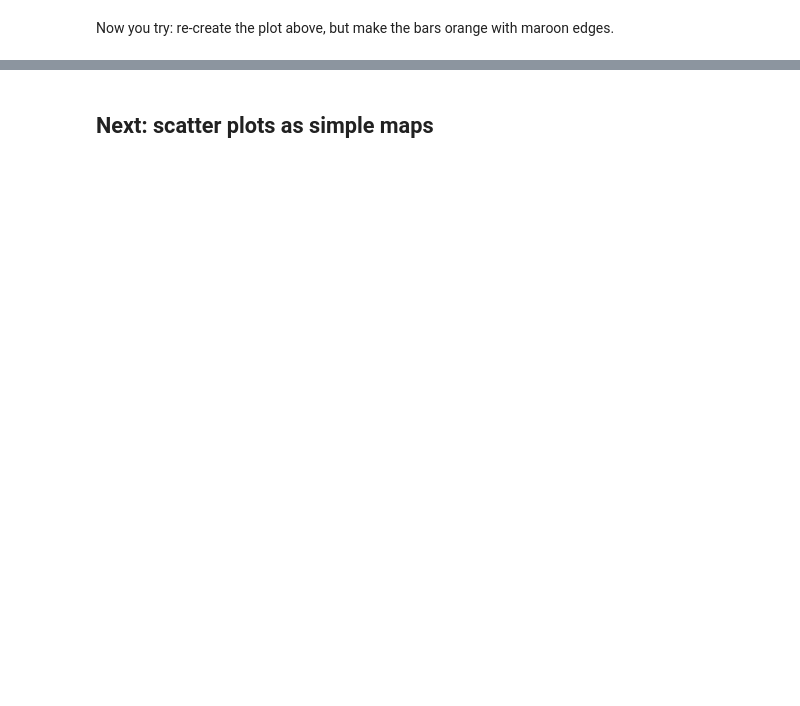
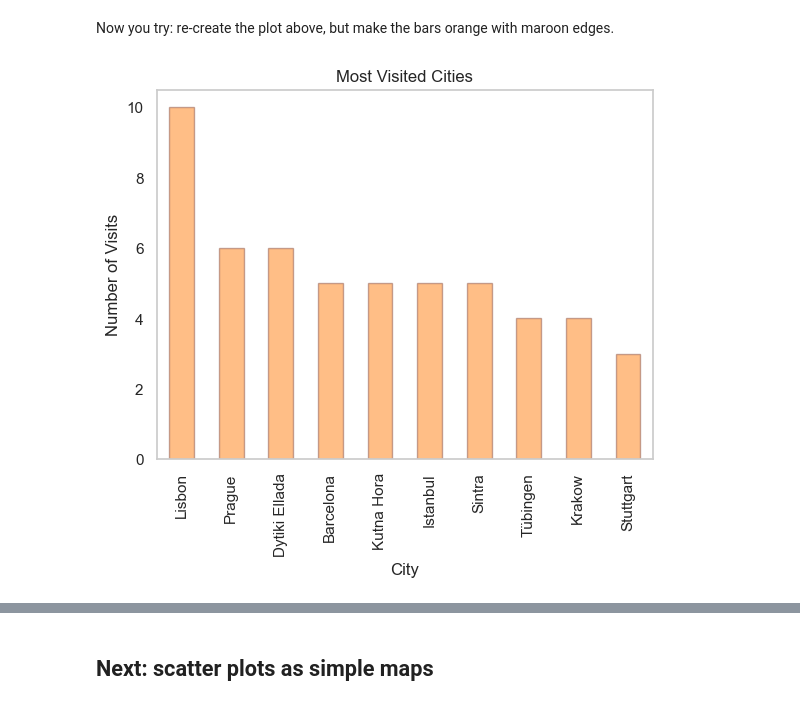
Before and after one commit to qszhao/PTUA2024, a Jupyter notebook: Lab06/Lab06_Visualization.ipynb, the cells around one changed output, grey strips where cells are left out. Drawn from its saved outputs; the diff is of its cells as text; code cells hidden in the pictures; blank space fills up the shorter version.

```diff
--- a/Lab06/Lab06_Visualization.ipynb
+++ b/Lab06/Lab06_Visualization.ipynb
@@ -54,0 +89,18 @@ Now you try: re-create the plot above, but make the bars orange with maroon edge
+# %%
+# Q2: Draw the same bar chart, but now for the most visited cities instead of countries
+
+# Matplotlib
+most_visited_cities = rs.groupby(rs["city"])[["date"]].count().sort_values(by="date", ascending=False).head(10)
+most_visited_cities.plot(kind="bar", color="tab:orange", edgecolor="tab:brown", alpha=0.5, grid=False, legend=False)
+
+# Showing only the top 10 most visited cities
+# plt.xlim(0, 10)
+
+# Add a title and labels
+plt.title("Most Visited Cities")
+plt.xlabel("City")
+plt.ylabel("Number of Visits")
+
+plt.show()
+# %% [output]
+[figure, added]
```
Also changed, not shown: parts of 14 cells of this notebook.
